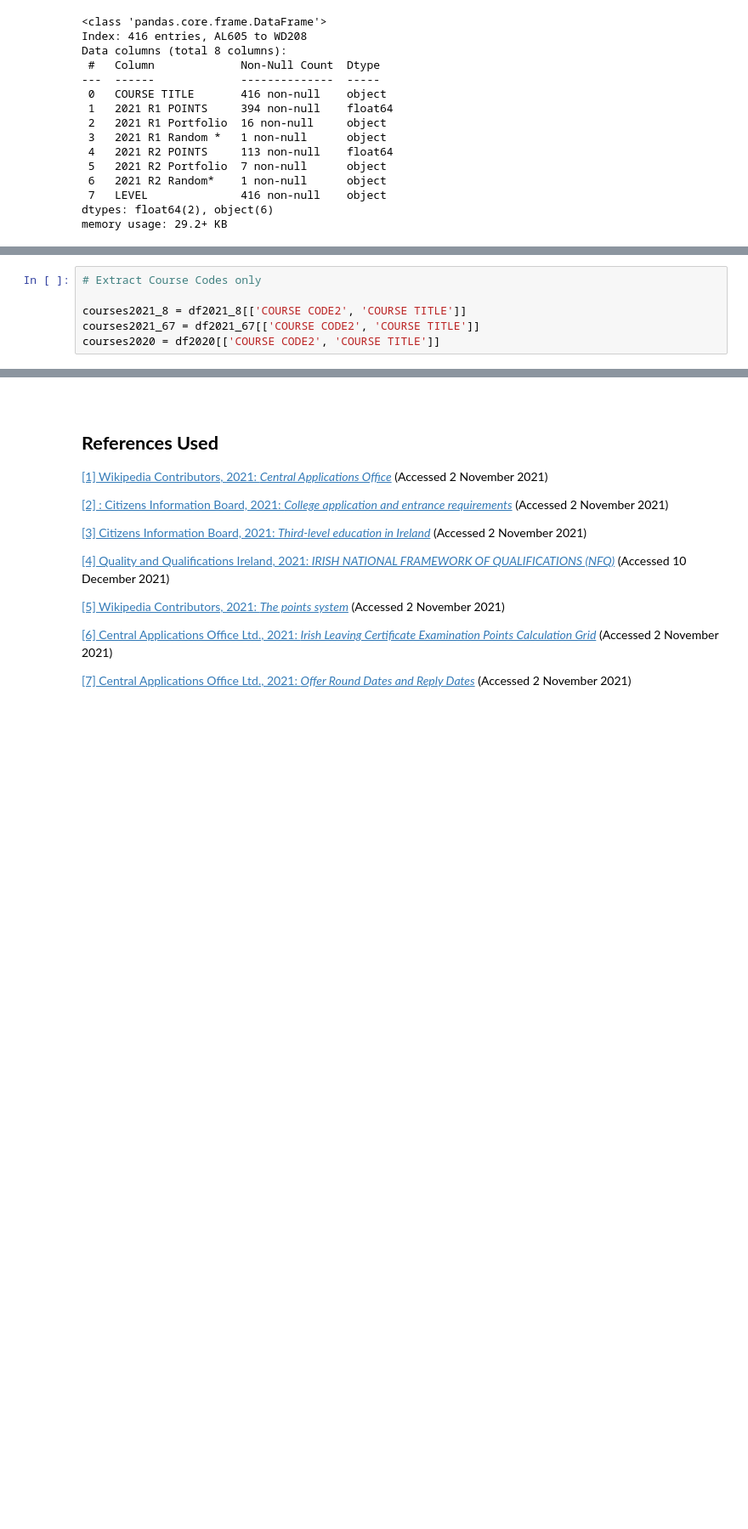
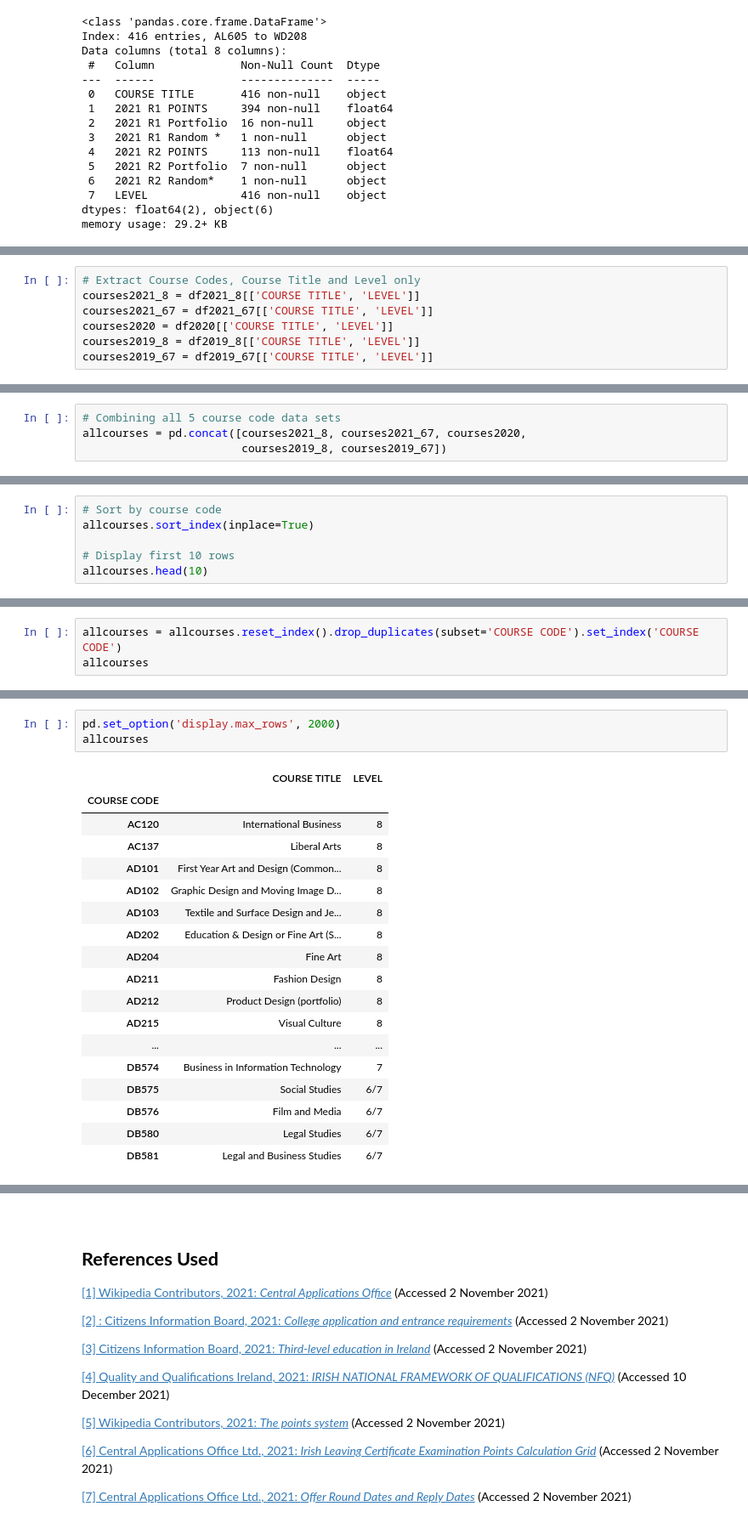
Before and after one commit to ssteffens/fundamentals-data-analysis-assessment, a Jupyter notebook: cao.ipynb, the cells around one changed output, grey strips where cells are left out. Shown at 85% size. Cells and saved outputs as stored; diff of their text form; blank space fills up the shorter version.

Commit message:
Update section 3 - List of courses

```diff
--- a/cao.ipynb
+++ b/cao.ipynb
@@ -1111,6 +1116,7 @@ memory usage: 29.2+ KB
 # %%
-# Extract Course Codes only
-
-courses2021_8 = df2021_8[['COURSE CODE2', 'COURSE TITLE']]
-courses2021_67 = df2021_67[['COURSE CODE2', 'COURSE TITLE']]
-courses2020 = df2020[['COURSE CODE2', 'COURSE TITLE']]
+# Extract Course Codes, Course Title and Level only
+courses2021_8 = df2021_8[['COURSE TITLE', 'LEVEL']]
+courses2021_67 = df2021_67[['COURSE TITLE', 'LEVEL']]
+courses2020 = df2020[['COURSE TITLE', 'LEVEL']]
+courses2019_8 = df2019_8[['COURSE TITLE', 'LEVEL']]
+courses2019_67 = df2019_67[['COURSE TITLE', 'LEVEL']]
@@ -1132,0 +1134,4 @@ allcourses
+# %%
+# Combining all 5 course code data sets
+allcourses = pd.concat([courses2021_8, courses2021_67, courses2020,
+                        courses2019_8, courses2019_67])
@@ -1132,0 +1142,6 @@ allcourses
+# %%
+# Sort by course code
+allcourses.sort_index(inplace=True)
+
+# Display first 10 rows
+allcourses.head(10)
@@ -1132,0 +1161,3 @@ allcourses
+# %%
+allcourses = allcourses.reset_index().drop_duplicates(subset='COURSE CODE').set_index('COURSE CODE')
+allcourses
@@ -1133,2 +1191,24 @@ allcourses
+# %%
+pd.set_option('display.max_rows', 2000)
+allcourses
+# %% [output]
+|  | COURSE TITLE | LEVEL |
+| COURSE CODE |  |  |
+| AC120 | International Business | 8 |
+| AC137 | Liberal Arts | 8 |
+| AD101 | First Year Art and Design (Common... | 8 |
+| AD102 | Graphic Design and Moving Image D... | 8 |
+| AD103 | Textile and Surface Design and Je... | 8 |
+| AD202 | Education & Design or Fine Art (S... | 8 |
+| AD204 | Fine Art | 8 |
+| AD211 | Fashion Design | 8 |
+| AD212 | Product Design (portfolio) | 8 |
+| AD215 | Visual Culture | 8 |
+| ... | ... | ... |
+| DB574 | Business in Information Technology | 7 |
+| DB575 | Social Studies | 6/7 |
+| DB576 | Film and Media | 6/7 |
+| DB580 | Legal Studies | 6/7 |
+| DB581 | Legal and Business Studies | 6/7 |
 # %%
 print('all cells running ok')
```
Also changed, not shown: parts of 14 cells of this notebook, 20 other files.
